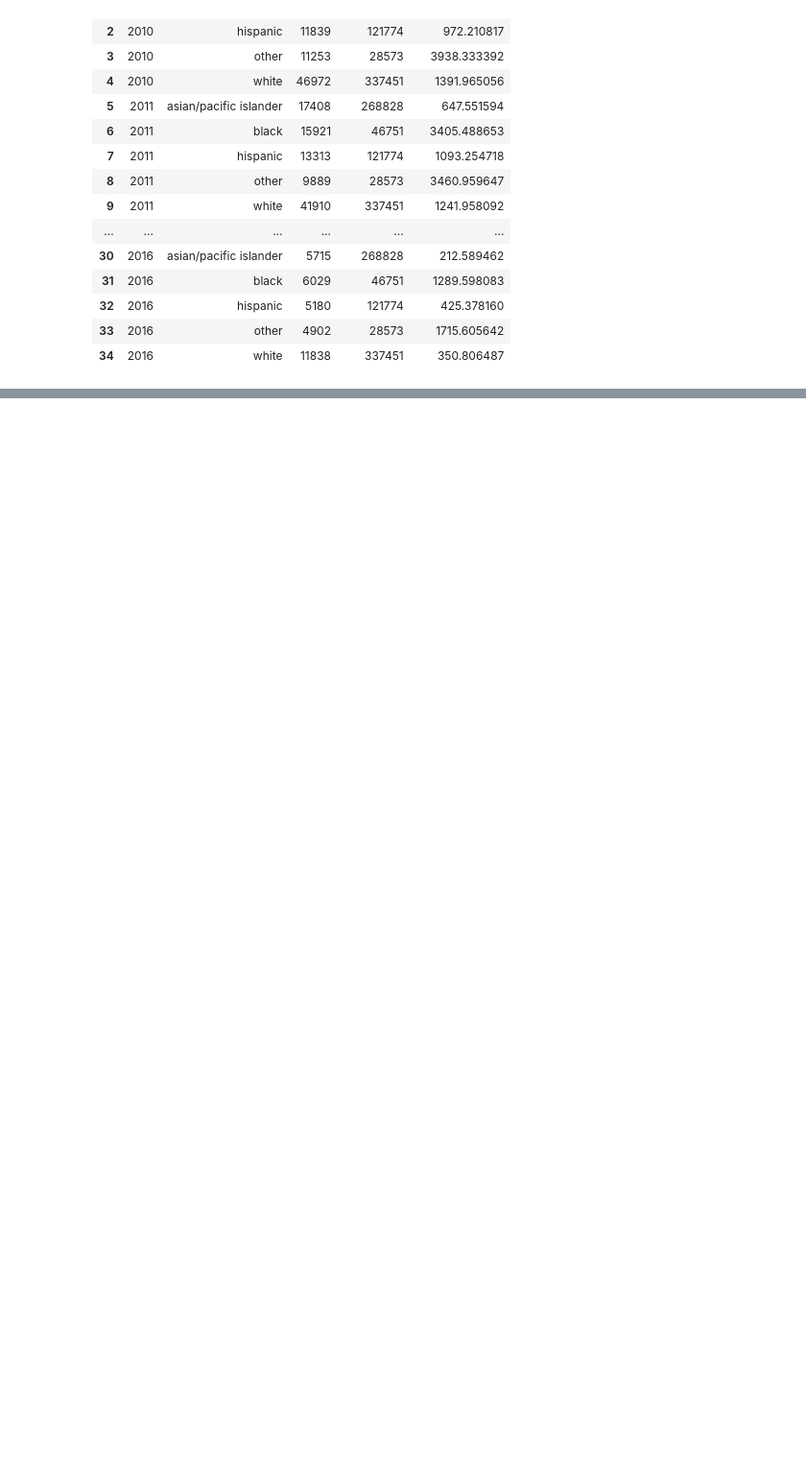
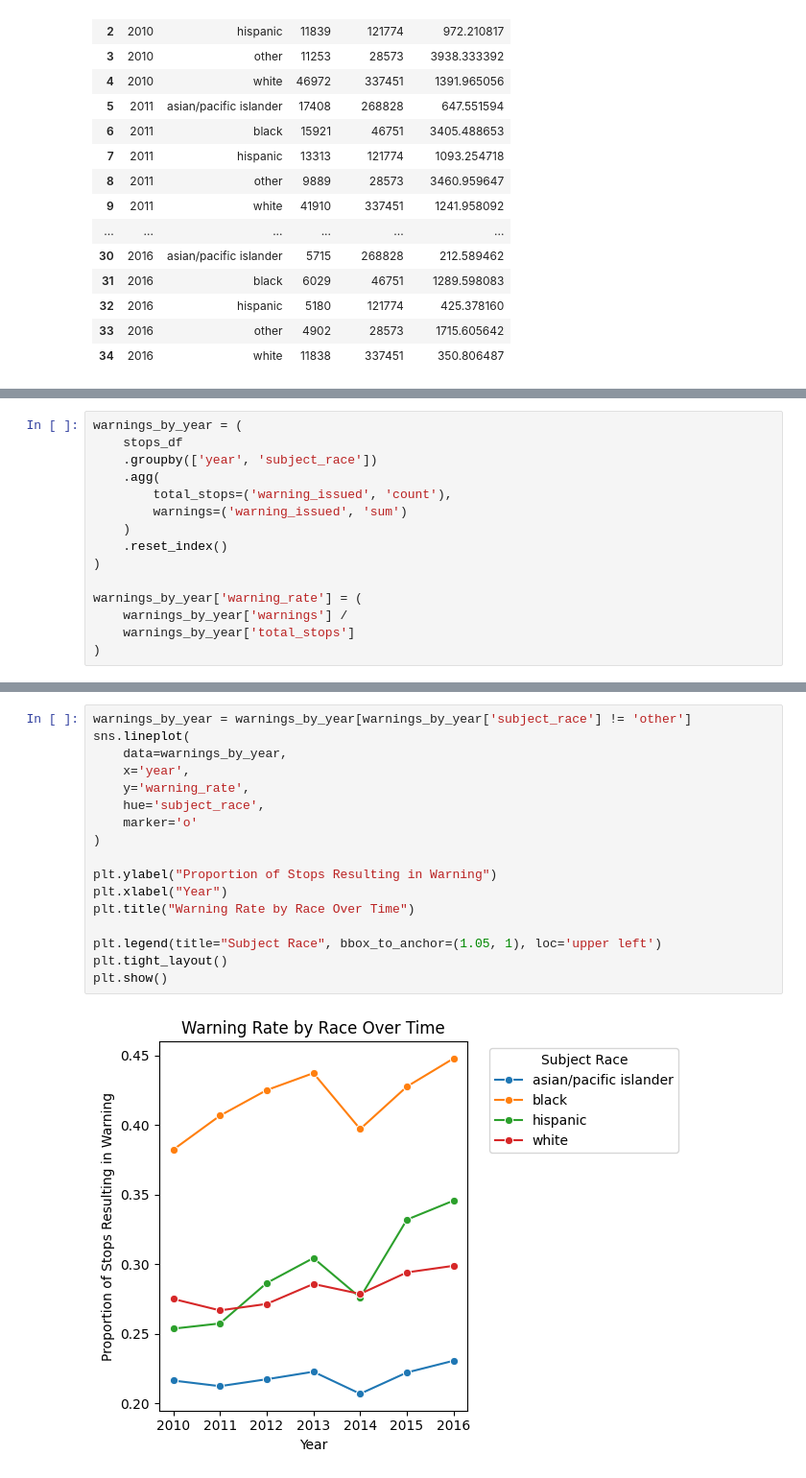
Before and after one commit to utexas-SDS-357/sds357-project-sp26-con-founders, a Jupyter notebook: bias_eda.ipynb, the cells around one changed output, grey strips where cells are left out. Shown at 96% size. Cells and saved outputs as stored; diff of their text form; blank space fills up the shorter version.

```diff
--- a/bias_eda.ipynb
+++ b/bias_eda.ipynb
@@ -172,0 +162,15 @@ plt.show()
+# %%
+warnings_by_year = (
+    stops_df
+    .groupby(['year', 'subject_race'])
+    .agg(
+        total_stops=('warning_issued', 'count'),
+        warnings=('warning_issued', 'sum')
+    )
+    .reset_index()
+)
+
+warnings_by_year['warning_rate'] = (
+    warnings_by_year['warnings'] /
+    warnings_by_year['total_stops']
+)
@@ -172,0 +214,19 @@ plt.show()
+# %%
+warnings_by_year = warnings_by_year[warnings_by_year['subject_race'] != 'other']
+sns.lineplot(
+    data=warnings_by_year,
+    x='year',
+    y='warning_rate',
+    hue='subject_race',
+    marker='o'
+)
+
+plt.ylabel("Proportion of Stops Resulting in Warning")
+plt.xlabel("Year")
+plt.title("Warning Rate by Race Over Time")
+
+plt.legend(title="Subject Race", bbox_to_anchor=(1.05, 1), loc='upper left')
+plt.tight_layout()
+plt.show()
+# %% [output]
+[figure, added]
```
Also changed, not shown: parts of 14 cells of this notebook.
